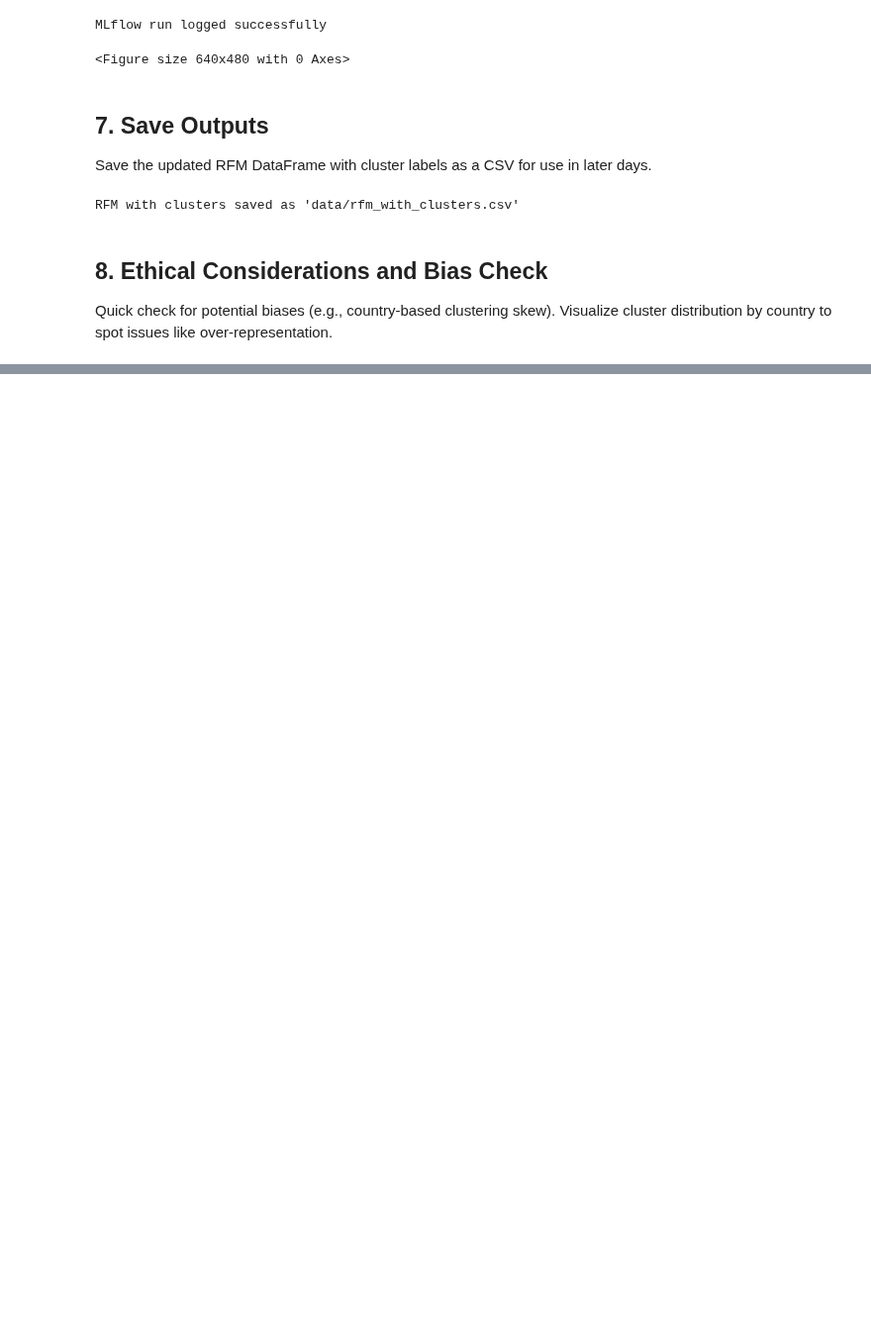
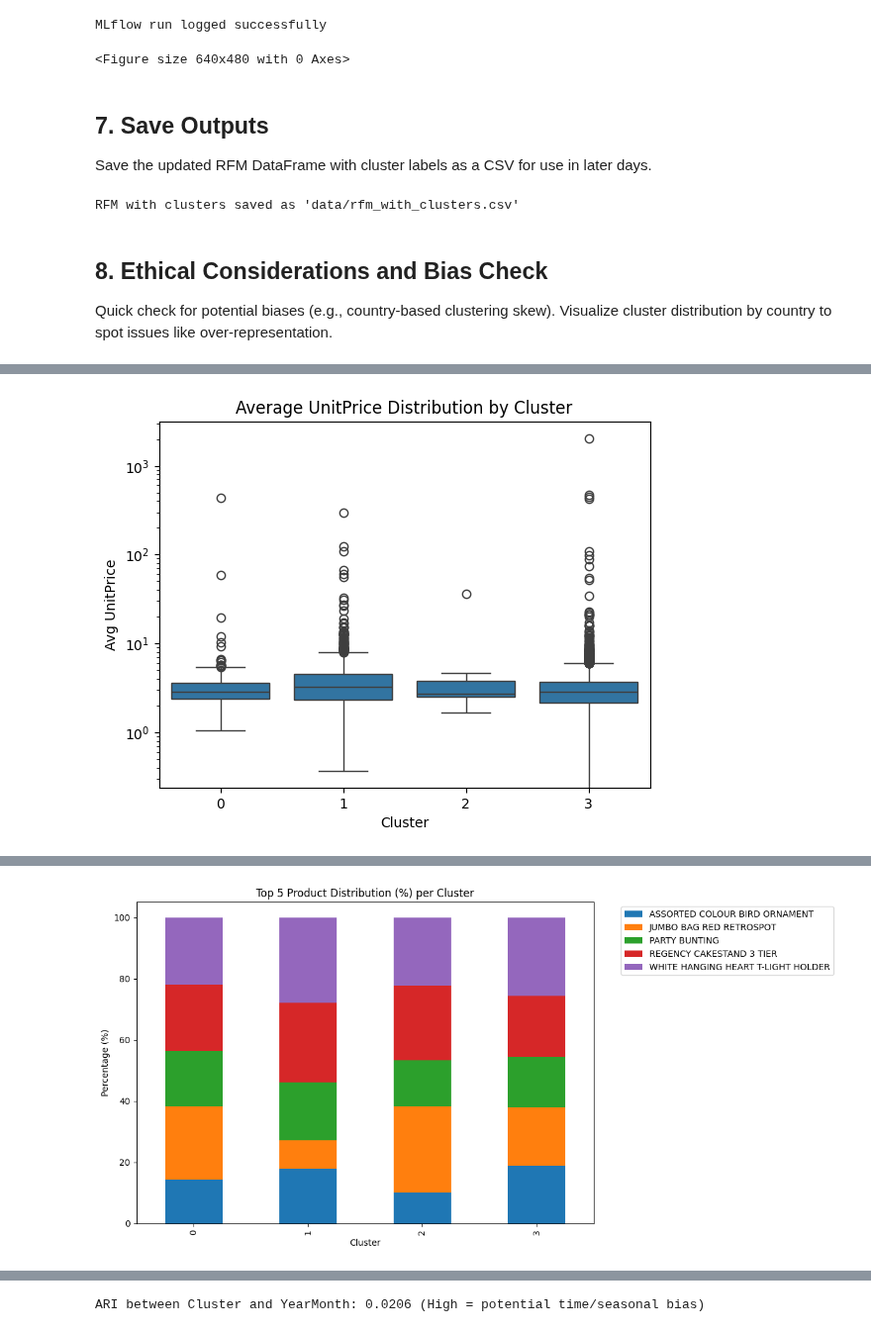
Before and after one commit to JerisonP/ecommerce-personalization-ml, a Jupyter notebook: customer_clustering.ipynb, the cells around one changed output, grey strips where cells are left out. Shown at 99% size. Drawn from its saved outputs; the diff is of its cells as text; code cells hidden in the pictures; blank space fills up the shorter version.

```diff
--- a/customer_clustering.ipynb
+++ b/customer_clustering.ipynb
@@ -154,0 +206,71 @@ print("Run pytest in terminal to test; example assertion show above.")
+# %%
+import pandas as pd
+import seaborn as sns
+import matplotlib.pyplot as plt
+
+# Load cleaned data and RFM with clusters (from Day 3)
+df_clean = pd.read_csv('data/clean_online_retail.csv')  # Corrected filename (was 'clean_online_retail.csv')
+rfm = pd.read_csv('data/rfm_with_clusters.csv')
+
+# Merge clusters back to original data (if not already done)
+df_clean_with_clusters = df_clean.merge(rfm[['CustomerID', 'Cluster']], on='CustomerID', how='left')
+
+# Ensure YearMonth is present (add if missing from load)
+if 'YearMonth' not in df_clean_with_clusters.columns:
+    df_clean_with_clusters['InvoiceDate'] = pd.to_datetime(df_clean_with_clusters['InvoiceDate'])
+    df_clean_with_clusters['YearMonth'] = df_clean_with_clusters['InvoiceDate'].dt.to_period('M')
+
+# Pricing Bias Check: Aggregate average UnitPrice per CustomerID
+customer_avg_price = df_clean_with_clusters.groupby('CustomerID')['UnitPrice'].mean().reset_index(name='AvgUnitPrice')
+
+# Merge with RFM/clusters
+rfm_with_price = rfm.merge(customer_avg_price, on='CustomerID')
+
+# Visualize AvgUnitPrice distribution by Cluster
+sns.boxplot(x='Cluster', y='AvgUnitPrice', data=rfm_with_price)
+plt.title('Average UnitPrice Distribution by Cluster')
+plt.ylabel('Avg UnitPrice')
+plt.yscale('log')  # Log scale for skew
+plt.show()
+
+# Confirm bias: Mean AvgUnitPrice per Cluster
+print("Mean Average UnitPrice per Cluster:")
+print(rfm_with_price.groupby('Cluster')['AvgUnitPrice'].mean())
+
+# Interpretation: If one cluster has much higher/lower means, potential pricing bias (e.g., premium vs. budget segments).
+
+# Other Bias: Product Type Skew (e.g., top Descriptions per Cluster)
+top_products_per_cluster = df_clean_with_clusters.groupby('Cluster')['Description'].value_counts(normalize=True).groupby(level=0).head(5) * 100
+print("\nTop 5 Products (%) per Cluster (check for skew):")
+print(top_products_per_cluster)
+
+# Visualize (optional stacked bar for top products)
+# Pivot and plot top 5 overall products by cluster
+top_products = df_clean_with_clusters['Description'].value_counts().head(5).index
+product_counts = df_clean_with_clusters[df_clean_with_clusters['Description'].isin(top_products)].groupby(['Cluster', 'Description']).size().unstack(fill_value=0)
+product_counts = product_counts.div(product_counts.sum(axis=1), axis=0) * 100  # To percentages
+product_counts.plot(kind='bar', stacked=True, figsize=(12, 6))
+plt.title('Top 5 Product Distribution (%) per Cluster')
+plt.ylabel('Percentage (%)')
+plt.xlabel('Cluster')
+plt.legend(bbox_to_anchor=(1.05, 1), loc='upper left')
+plt.tight_layout()
+plt.show()
+
+# Other Bias: Time-Based (e.g., YearMonth distribution by Cluster)
+sns.countplot(x='Cluster', hue='YearMonth', data=df_clean_with_clusters)
+plt.title('Year-Month Distribution by Cluster')
+plt.legend(bbox_to_anchor=(1.05, 1), loc='upper left')
+plt.show()
+
+# Confirmation Metric: ARI for Cluster vs. YearMonth (high = time bias)
+from sklearn.preprocessing import LabelEncoder
+from sklearn.metrics import adjusted_rand_score
+month_encoder = LabelEncoder()
+df_clean_with_clusters['YearMonth_Label'] = month_encoder.fit_transform(df_clean_with_clusters['YearMonth'])
+ari_time = adjusted_rand_score(df_clean_with_clusters['YearMonth_Label'], df_clean_with_clusters['Cluster'])
+print(f"\nARI between Cluster and YearMonth: {ari_time:.4f} (High = potential time/seasonal bias)")
+
+# Notes: If ARI >0.2 or products/prices heavily skewed, consider adding time-normalized features or stratified clustering in future days.
+# %% [output]
+[figure, added]
@@ -154,0 +294 @@ print("Run pytest in terminal to test; example assertion show above.")
+[figure, added]
@@ -154,0 +296 @@ print("Run pytest in terminal to test; example assertion show above.")
+ARI between Cluster and YearMonth: 0.0206 (High = potential time/seasonal bias)
```
Also changed, not shown: parts of 8 cells of this notebook, 8 other files.
